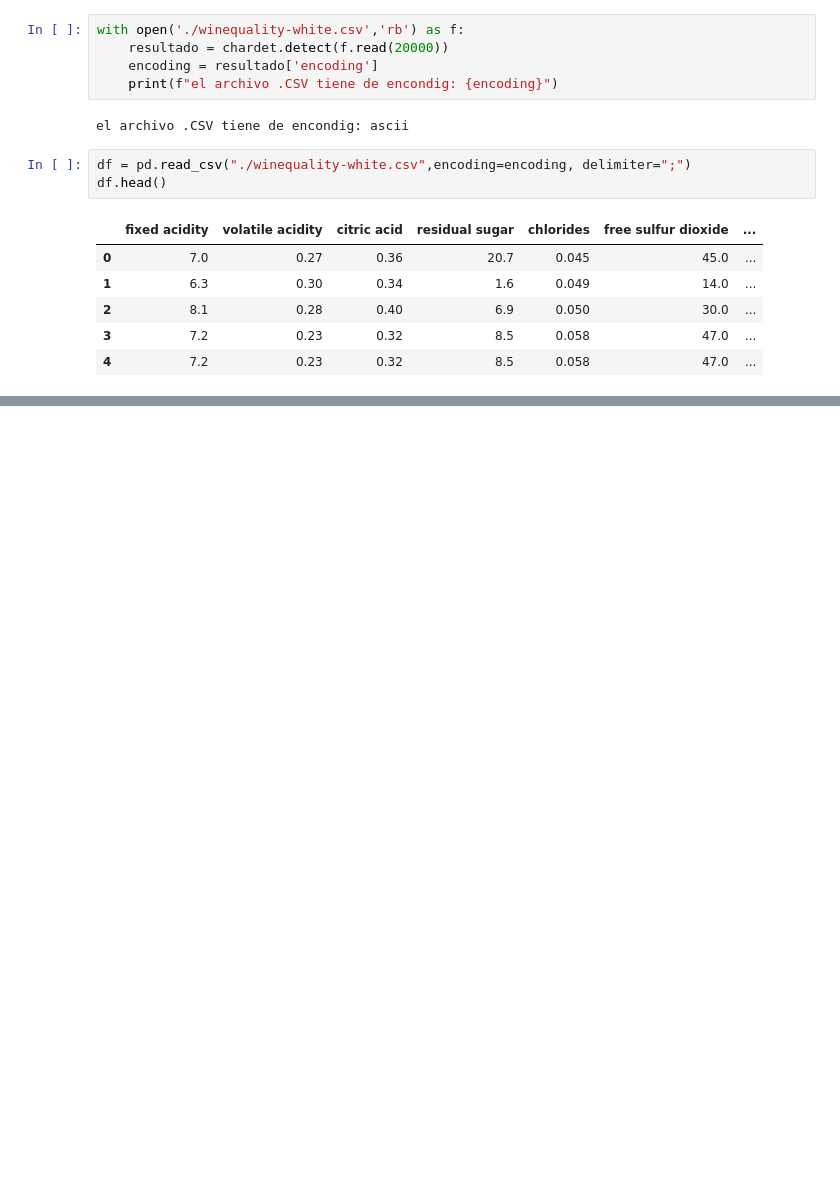
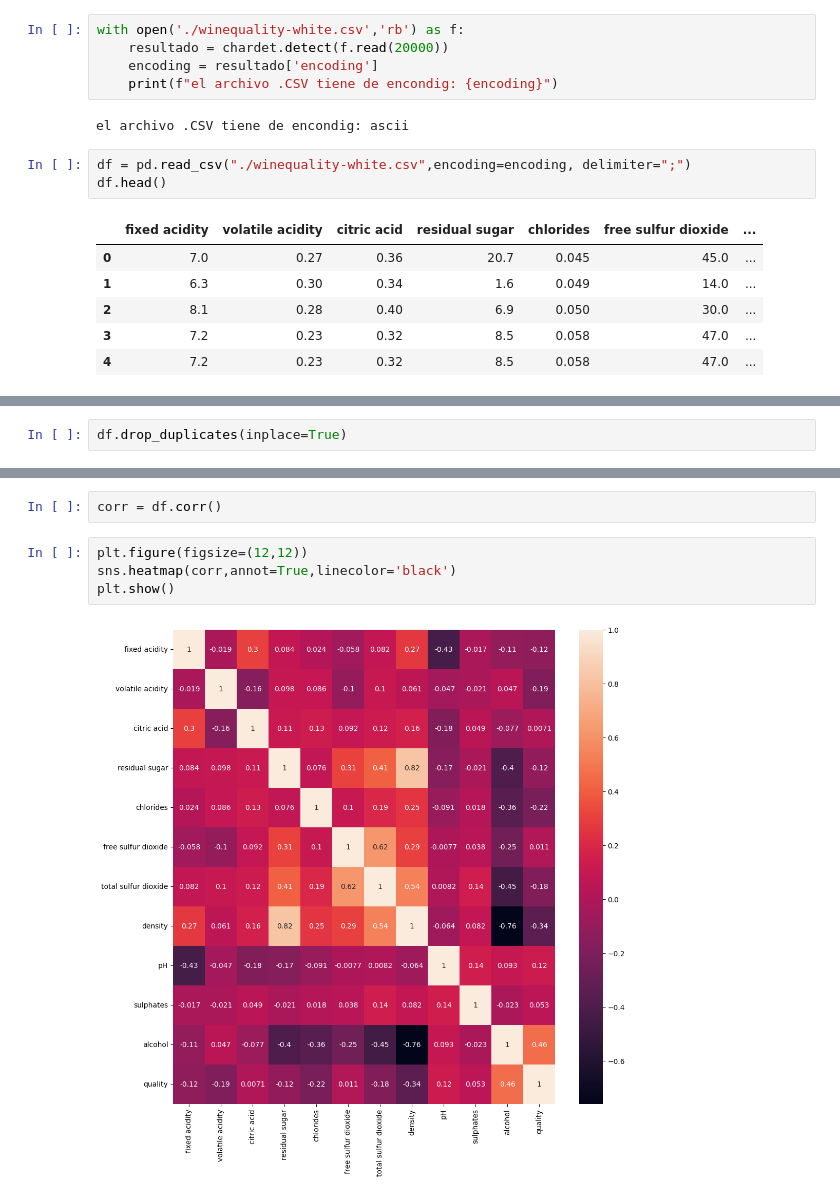
Before and after one commit to JGIOVANNIE/Cancer_reg_lineal, a Jupyter notebook: white-wine-quality.ipynb, the cells around one changed output, grey strips where cells are left out. Drawn from its saved outputs; the diff is of its cells as text; blank space fills up the shorter version.

```diff
--- a/white-wine-quality.ipynb
+++ b/white-wine-quality.ipynb
@@ -29,0 +118,2 @@ df.head()
+# %%
+df.drop_duplicates(inplace=True)
@@ -29,0 +132,8 @@ df.head()
+# %%
+corr = df.corr()
+# %%
+plt.figure(figsize=(12,12))
+sns.heatmap(corr,annot=True,linecolor='black')
+plt.show()
+# %% [output]
+[figure, added]
```
Also changed, not shown: parts of 41 cells of this notebook, 1 other file.
